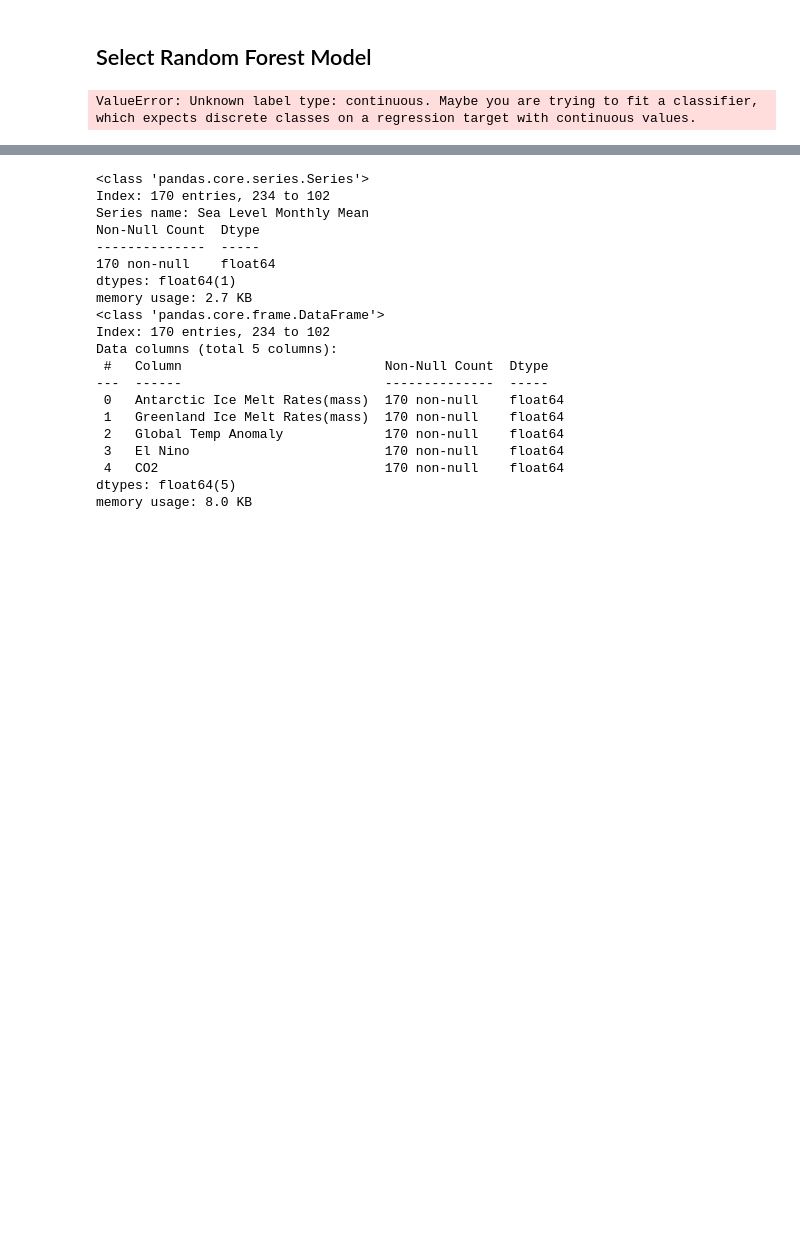
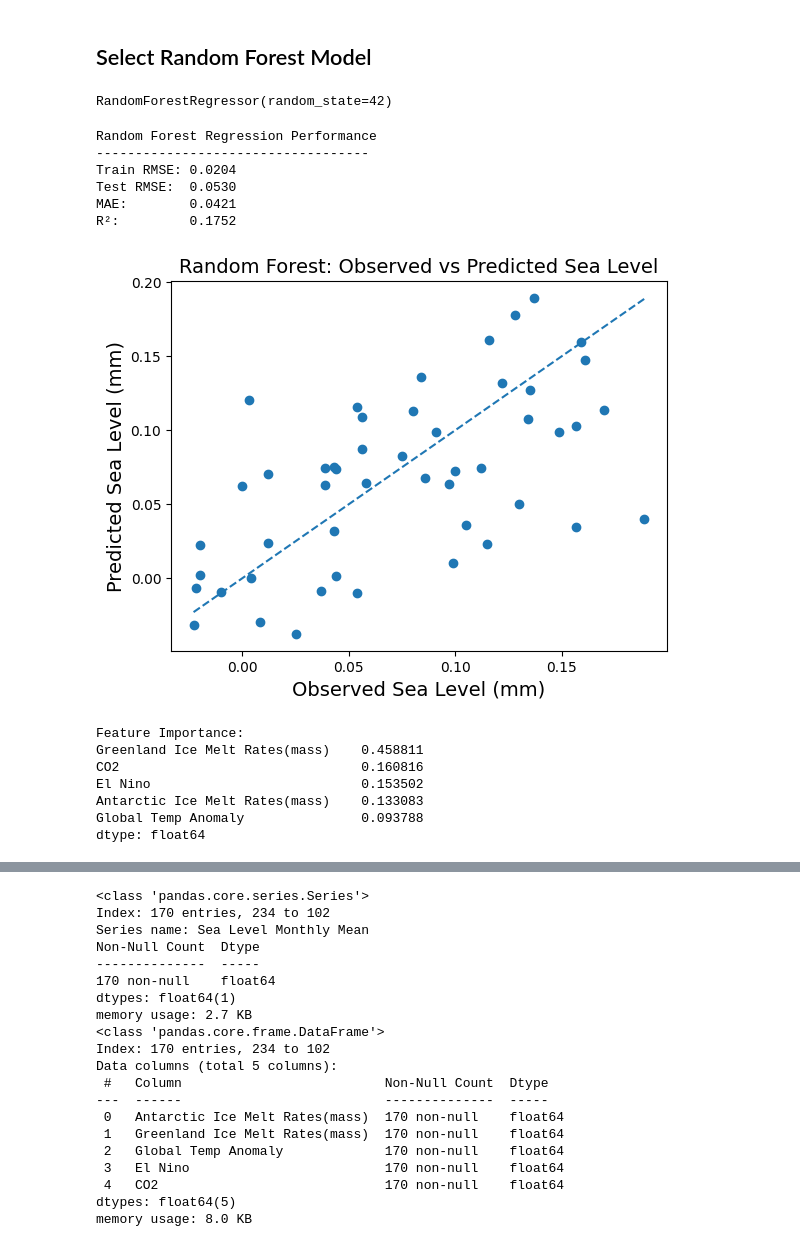
Before and after one commit to ellenyifang2011/sea_level, a Jupyter notebook: src/random_forest.ipynb, the cells around one changed output, grey strips where cells are left out. Drawn from its saved outputs; the diff is of its cells as text; code cells hidden in the pictures; blank space fills up the shorter version.

```diff
--- a/src/random_forest.ipynb
+++ b/src/random_forest.ipynb
@@ -154,11 +154,11 @@ memory usage: 9.1 KB
 ## Select Random Forest Model
 # %%
 from sklearn.model_selection import train_test_split
-from sklearn.ensemble import RandomForestClassifier # Use RandomForestRegressor for regression
+from sklearn.ensemble import RandomForestRegressor # Use RandomForestRegressor for regression
 from sklearn.metrics import accuracy_score, classification_report
 
 # Initialize the model with a specified number of trees (e.g., 100)
-rf_model = RandomForestClassifier(n_estimators=100, random_state=42)
+rf_model = RandomForestRegressor(n_estimators=100, random_state=42)
 
 X = data_num.drop("Sea Level Monthly Mean", axis=1)
 y = data_num["Sea Level Monthly Mean"].copy()
@@ -166,4 +166,72 @@ X_train, X_test, y_train, y_test = train_test_split(X, y, test_size=0.2, random_
 # Train the model
 rf_model.fit(X_train, y_train)
 # %% [output]
-ValueError: Unknown label type: continuous. Maybe you are trying to fit a classifier, which expects discrete classes on a regression target with continuous values.
+RandomForestRegressor(random_state=42)
+# %%
+import numpy as np
+import pandas as pd
+import matplotlib.pyplot as plt
+from sklearn.metrics import mean_absolute_error, mean_squared_error, r2_score
+y_train_pred = rf_model.predict(X_train)
+y_test_pred = rf_model.predict(X_test)
+
+# ===============================
+# 6. Evaluation metrics
+# ===============================
+train_rmse = np.sqrt(mean_squared_error(y_train, y_train_pred))
+test_rmse = np.sqrt(mean_squared_error(y_test, y_test_pred))
+mae = mean_absolute_error(y_test, y_test_pred)
+r2 = r2_score(y_test, y_test_pred)
+
+print("Random Forest Regression Performance")
+print("-----------------------------------")
+print(f"Train RMSE: {train_rmse:.4f}")
+print(f"Test RMSE:  {test_rmse:.4f}")
+print(f"MAE:        {mae:.4f}")
+print(f"R²:         {r2:.4f}")
+
+# ===============================
+# 7. Observed vs Predicted Plot
+# ===============================
+plt.figure()
+plt.scatter(y_test, y_test_pred)
+plt.plot(
+    [y_test.min(), y_test.max()],
+    [y_test.min(), y_test.max()],
+    linestyle='--'
+)
+plt.xlabel("Observed Sea Level (mm)")
+plt.ylabel("Predicted Sea Level (mm)")
+plt.title("Random Forest: Observed vs Predicted Sea Level")
+plt.show()
+
+# ===============================
+# 8. Feature Importance
+# ===============================
+feature_importance = pd.Series(
+    rf_model.feature_importances_,
+    index=X.columns
+).sort_values(ascending=False)
+
+print("\nFeature Importance:")
+print(feature_importance)
+
+feature_importance.plot(kind="bar")
+plt.ylabel("Importance")
+plt.title("Random Forest Feature Importance")
+plt.show()
+# %% [output]
+Random Forest Regression Performance
+-----------------------------------
+Train RMSE: 0.0204
+Test RMSE:  0.0530
+MAE:        0.0421
+R²:         0.1752
+[figure, added]
+Feature Importance:
+Greenland Ice Melt Rates(mass)    0.458811
+CO2                               0.160816
+El Nino                           0.153502
+Antarctic Ice Melt Rates(mass)    0.133083
+Global Temp Anomaly               0.093788
+dtype: float64
```
Also changed, not shown: parts of 1 cell of this notebook.
